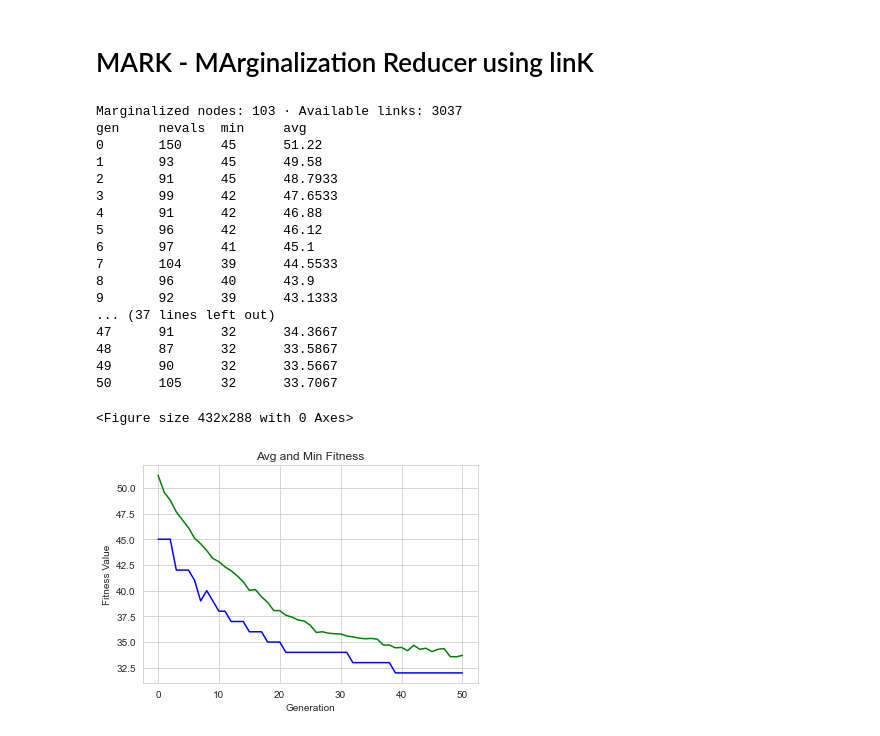
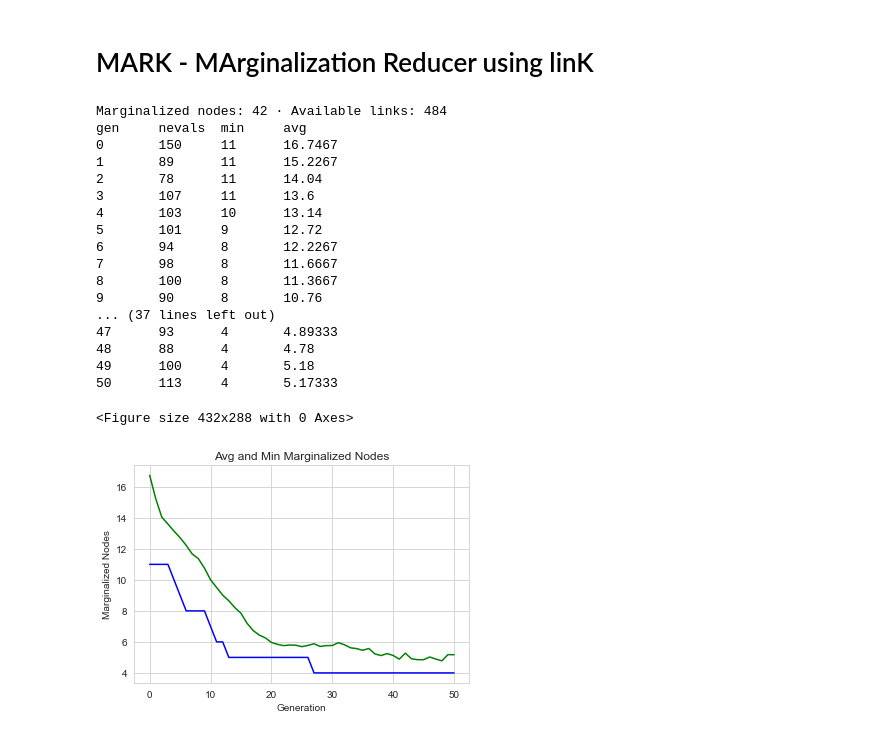
Before and after one commit to FedericoMz/FairNet, a Jupyter notebook: FairNet.ipynb, the cells around one changed output. Cells and saved outputs as stored; diff of their text form; code cells hidden in the pictures.

```diff
--- a/FairNet.ipynb
+++ b/FairNet.ipynb
@@ -12,9 +12,15 @@ from collections import Counter, defaultdict
 from deap import base, creator, tools
 from tqdm import tqdm
 # %%
-threshold = 0.2
-egoradius = 2
+threshold = 0.3 #threshold di discriminazione
+egoradius = 2 #Per link da aggiungere - raggio dell'egonetwork
+delete = 0.5 #Per link da eliminare - top % con betweeness bassa rimovibili
 attr_name = 'gender'
+# %%
+# 0 = Solo aggiunta
+# 1 = Solo rimozione
+# 2 = Entrambe
+mode = 2
 # %% [markdown]
 # AMARE - Attribute-aware MARginalization Estimator
 # %%
@@ -121,3 +130,26 @@ Overall Marginalization Score: 0.1129377217024731
+# %%
+if mode == 0:
+    weak_links = []
+else:
+    #Betweenness centrality su archi
+    betweenness = nx.edge_betweenness_centrality(g) #dizionario di archi con score di B/W centrality
+
+    marg_betweenness = dict()
+    for k, v in betweenness.items():
+        if k[0] in disc_nodes and k[1] in disc_nodes:
+            if marg_dict[k[0]] > 0:
+                if attrs[k[0]] == attrs[k[1]]:
+                    marg_betweenness[k] = v
+            elif marg_dict[k[0]] < 0:
+                if attrs[k[0]] != attrs[k[1]]:
+                    marg_betweenness[k] = v
+            else:
+                print ("ERROR #02")
+
+    marg_betweenness = dict(sorted(marg_betweenness.items(), key=lambda item: item[1]))
+    weak_links = list(marg_betweenness.keys())[:round(len(marg_betweenness) * delete)]
+# %%
+links = possible_links + weak_links #tutti i links con cui il GA opera
 # %% [markdown]
 # MARK - MArginalization Reducer using linK
 # %%
@@ -240,49 +275,49 @@ for gen in range(1, NUM_GENERATIONS + 1):
 
     # Replace the current population by the offspring
     pop[:] = offspring
 
     # Append the current generation statistics to the logbook
     record = stats.compile(pop) if stats else {}
     logbook.record(gen=gen, nevals=len(invalid_ind), **record)
     print(logbook.stream)
 
 
 hof.update(pop) # la HoF è aggiornata con la nuova popolazione (o meglio, i suoi individui migliori w.r.t. fitness)
 
 plt.figure(1)
 
 minFitnessValues, meanFitnessValues = logbook.select("min", "avg")
 plt.figure(2)
 sns.set_style("whitegrid")
 #plt.plot(maxFitnessValues, color='red')
 plt.plot(minFitnessValues, color='blue')
 plt.plot(meanFitnessValues, color='green')
 plt.xlabel('Generation')
-plt.ylabel('Fitness Value')
-plt.title('Avg and Min Fitness')
+plt.ylabel('Marginalized Nodes')
+plt.title('Avg and Min Marginalized Nodes')
 # show both plots:
 plt.show()
 
 
 #return hof.items
 # %% [output]
-Marginalized nodes: 103 · Available links: 3037
+Marginalized nodes: 42 · Available links: 484
 gen     nevals  min     avg
-0       150     45      51.22
-1       93      45      49.58
-2       91      45      48.7933
-3       99      42      47.6533
-4       91      42      46.88
-5       96      42      46.12
-6       97      41      45.1
-7       104     39      44.5533
-8       96      40      43.9
-9       92      39      43.1333
+0       150     11      16.7467
+1       89      11      15.2267
+2       78      11      14.04
+3       107     11      13.6
+4       103     10      13.14
+5       101     9       12.72
+6       94      8       12.2267
+7       98      8       11.6667
+8       100     8       11.3667
+9       90      8       10.76
 ... (37 lines left out)
-47      91      32      34.3667
-48      87      32      33.5867
-49      90      32      33.5667
-50      105     32      33.7067
+47      93      4       4.89333
+48      88      4       4.78
+49      100     4       5.18
+50      113     4       5.17333
 <Figure size 432x288 with 0 Axes>
-[figure, old version]
+[figure, new version]
 # %%
```
Also changed, not shown: parts of 9 cells of this notebook.
